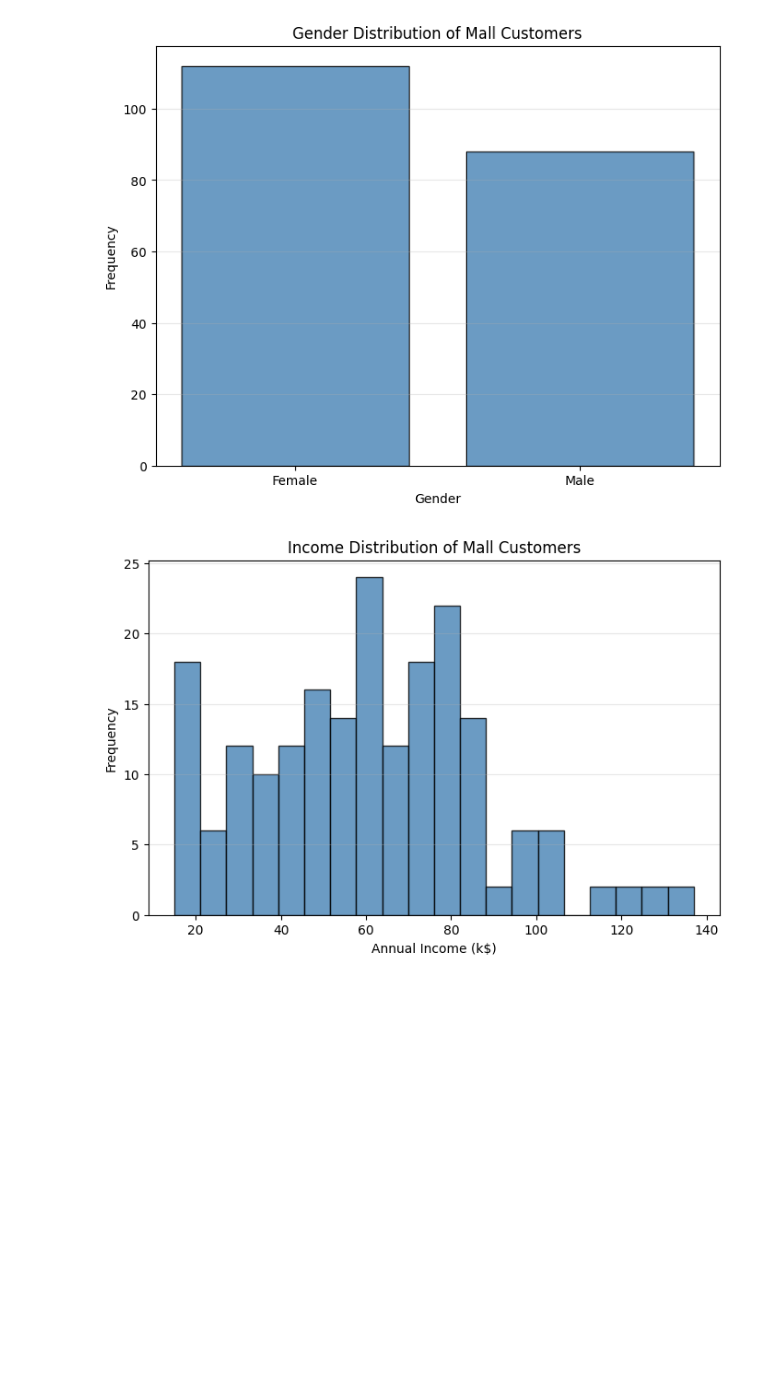
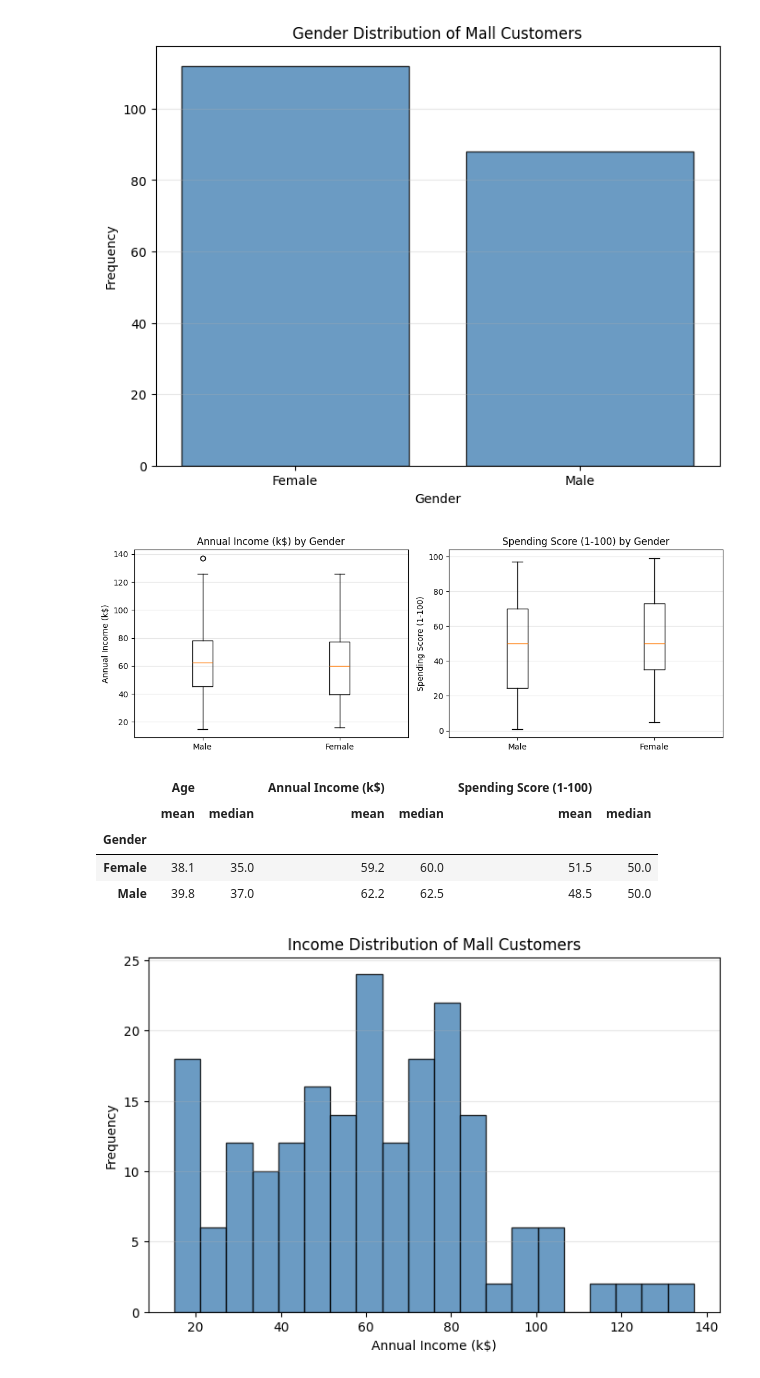
Before and after one commit to mohammadSous/customer-segmentation-kmeans, a Jupyter notebook: main.ipynb, the cells around one changed output. Saved outputs shown, nothing was run; the diff lists cells and outputs as text; code cells hidden in the pictures; blank space fills up the shorter version.

```diff
--- a/main.ipynb
+++ b/main.ipynb
@@ -80,6 +80,28 @@ plt.grid(axis='y', alpha=0.3)
 plt.show()
 # %% [output]
 [figure]
+# %%
+fig, ax = plt.subplots(1, 2, figsize=(11, 4))
+
+for i, col in enumerate(['Annual Income (k$)', 'Spending Score (1-100)']):
+    data = [df.loc[df['Gender'] == g, col] for g in ['Male', 'Female']]
+    ax[i].boxplot(data)
+    ax[i].set_xticks([1, 2], ['Male', 'Female'])
+    ax[i].set_ylabel(col)
+    ax[i].set_title(f'{col} by Gender')
+    ax[i].grid(axis='y', alpha=0.3)
+
+plt.tight_layout()
+plt.show()
+
+df.groupby('Gender')[['Age', 'Annual Income (k$)', 'Spending Score (1-100)']].agg(['mean', 'median']).round(1)
+# %% [output]
+[figure, added]
+|  | Age |  | Annual Income (k$) |  | Spending Score (1-100) |  |
+|  | mean | median | mean | median | mean | median |
+| Gender |  |  |  |  |  |  |
+| Female | 38.1 | 35.0 | 59.2 | 60.0 | 51.5 | 50.0 |
+| Male | 39.8 | 37.0 | 62.2 | 62.5 | 48.5 | 50.0 |
 # %%
 plt.figure(figsize=(8, 5))
 plt.hist(df['Annual Income (k$)'], bins=20, color='steelblue', edgecolor='black', alpha=0.8)
```
Also changed, not shown: parts of 10 cells of this notebook.
